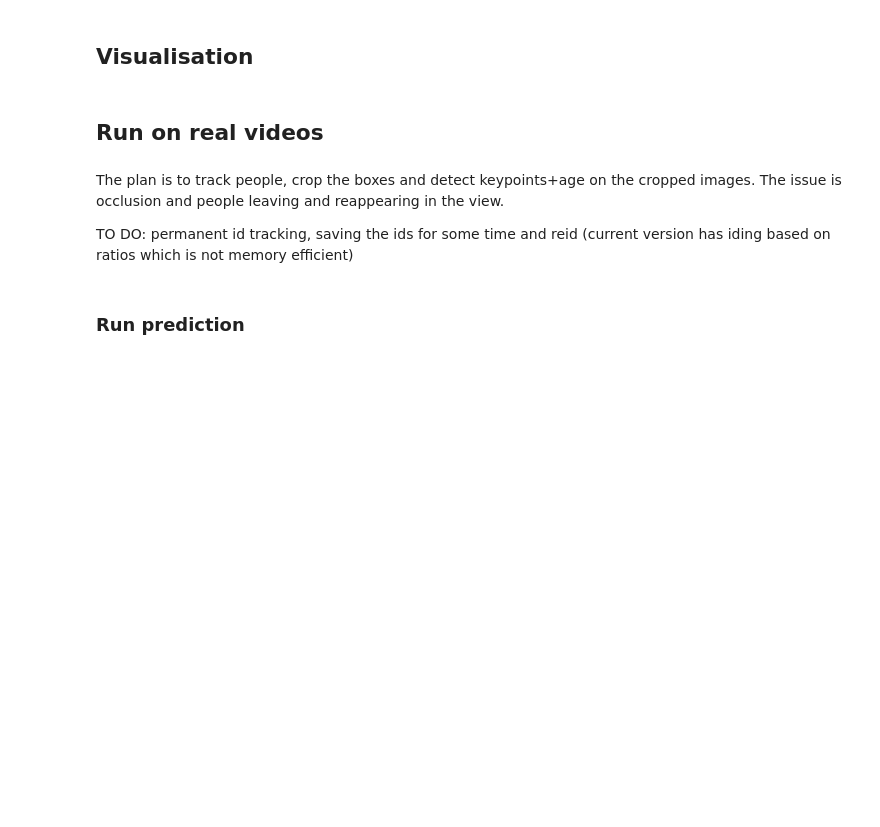
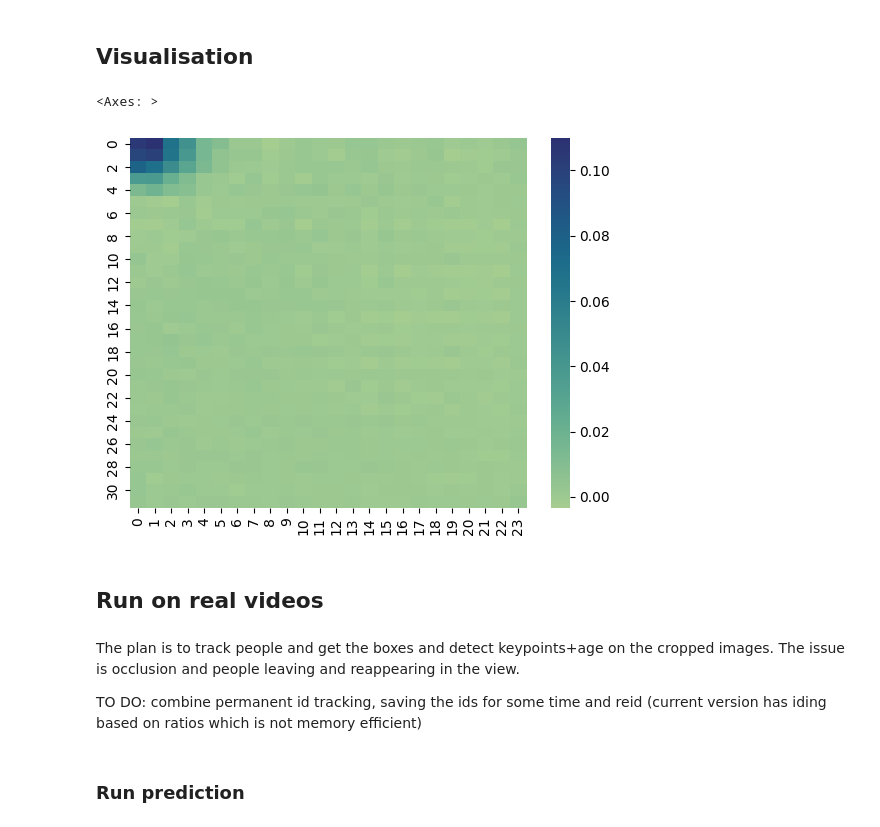
Before and after one commit to alekk12/keypoints, a Jupyter notebook: keypoints.ipynb, the cells around one changed output. Drawn from its saved outputs; the diff is of its cells as text; code cells hidden in the pictures; blank space fills up the shorter version.

```diff
--- a/keypoints.ipynb
+++ b/keypoints.ipynb
@@ -53,7 +53,8 @@ def gaussian_2d(shape:tuple, center:tuple, sigma:int=2)->torch.Tensor:
     x0, y0 = center
     return torch.exp(-((xx-x0)**2+(yy-y0)**2)/(2*sigma**2))
 
-def kps_to_heatmaps(kps:torch.Tensor, nr_kps:int = NUM_KEYPOINTS, ht_size:int = HEATMAP_SIZE,th=0)-> dict:
+def kps_to_heatmaps(kps:torch.Tensor, nr_kps:int = NUM_KEYPOINTS,
+                    ht_size:tuple = HEATMAP_SIZE,img_size:tuple = IMAGE_SIZE,th:int=0)-> dict:
     """Converts keypoints of one person to a dictionary of heatmaps (one per keypoint)
 
     Args:
@@ -66,11 +67,12 @@ def kps_to_heatmaps(kps:torch.Tensor, nr_kps:int = NUM_KEYPOINTS, ht_size:int =
         dict: dictionary of heatmaps, with one per keypoint (x,y)
     """
     ht = torch.zeros(nr_kps, *ht_size)
-
+    ratio_x = ht_size[1] / img_size[1]
+    ratio_y = ht_size[0] / img_size[0]
     for k in range(nr_kps):
         x, y, _ = kps[k*3:k*3+3]
-        x = x * ht_size[1]
-        y = y * ht_size[0]
+        x = x * ratio_x#ht_size[1]
+        y = y * ratio_y#ht_size[0]
 
         ht[k] = gaussian_2d(
             ht_size, center=(x,y),sigma=2
@@ -296,7 +298,7 @@ keypoints_path = f"./data/person_keypoints_{is_train}2017.json"
 img_dir = f'./data/train2017_man_{is_train}'
 label_path = f'./data/label_coco_man_{is_train}.csv'
 
-lr = 0.005
+lr = 0.001
 epochs = 10
 opt = "Adam"
 sch = "OneCycleLR"
@@ -409,9 +404,11 @@ study.optimize(objective, n_trials=100)
 # %% [markdown]
 Helper function
 # %%
+from matplotlib import pyplot as plt
+import seaborn as sns
 def run_test(model:MixedModel, loader:DataLoader,
                  pose_criterion, age_criterion, device:str=DEVICE,
-                 B:int=1, C:int=2)->tuple[list,list]:
+                 B:int=1, C:int=2)->tuple[list,list,list, list]:
     """ Predict for all data in the test loader
 
     Args:
@@ -423,10 +420,13 @@ def run_test(model:MixedModel, loader:DataLoader,
         device (str, optional): _description_. Defaults to DEVICE.
         path (str, optional): _description_. Defaults to './model_heatmap.pth'.
     Returns:
-        tuple[list,list]: returns two lists of keypoints, one extracted normally and one softmaxed
+        tuple[list,list]: returns two lists of keypoints, one extracted normally and one softmaxed,
+        one list with age, one list with heatmaps
     """
     kps = []
     kps2 = []
+    age = []
+    ht = []
     total_loss = 0.0
     num_batches = 0
     model.eval()
@@ -434,7 +434,13 @@ def run_test(model:MixedModel, loader:DataLoader,
         for images, gt_heatmaps, age_labels in loader:
                 images = images.to(device)
                 gt_heatmaps = gt_heatmaps.to(device)
+                #plt.figure(figsize=(4,3))
+                #sns.heatmap(gt_heatmaps[0][0].cpu(), cmap="crest")
+                #plt.show()
+                #plt.close()
                 pred_heatmaps, pred_age = model(images)
+                age.extend(pred_age)
+                ht.extend(pred_heatmaps)
                 kps.extend(people_heatmaps_to_kps(pred_heatmaps))
                 kps2.extend(ht_to_coord(pred_heatmaps))
                 loss_pose = pose_criterion(pred_heatmaps, gt_heatmaps)
@@ -445,7 +451,7 @@ def run_test(model:MixedModel, loader:DataLoader,
                 total_loss += loss.item()
                 num_batches += 1
         print(f"Testing loss = {total_loss / num_batches:.4f}")
-    return kps, kps2
+    return kps, kps2, age, ht
 # %% [markdown]
 Load Test/Validation Data
 # %%
@@ -468,4 +474,4 @@ if __name__ == '__main__':
     model = MixedModel().to(DEVICE)
     model.load_state_dict(torch.load(model_path, map_location=DEVICE, weights_only=True))
 
-    kps, soft_kps = run_test(model, val_loader, pose_criterion, age_criterion)
+    kps, soft_kps, age, ht = run_test(model, val_loader, pose_criterion, age_criterion)
@@ -474,8 +478,14 @@ Testing loss = 1.4754
 # %% [markdown]
 ## Visualisation
+# %%
+import seaborn as sns
+sns.heatmap(ht[0][5].cpu(), cmap="crest")
+# %% [output]
+<Axes: >
+[figure, added]
 # %% [markdown]
 ## Run on real videos
 # %% [markdown]
-The plan is to track people, crop the boxes and detect keypoints+age on the cropped images. The issue is occlusion and people leaving and reappearing in the view.
+The plan is to track people and get the boxes and detect keypoints+age on the cropped images. The issue is occlusion and people leaving and reappearing in the view.
 
-TO DO: permanent id tracking, saving the ids for some time and reid (current version has iding based on ratios which is not memory efficient)
+TO DO: combine permanent id tracking, saving the ids for some time and reid (current version has iding based on ratios which is not memory efficient)
```
Also changed, not shown: parts of 4 cells of this notebook.
